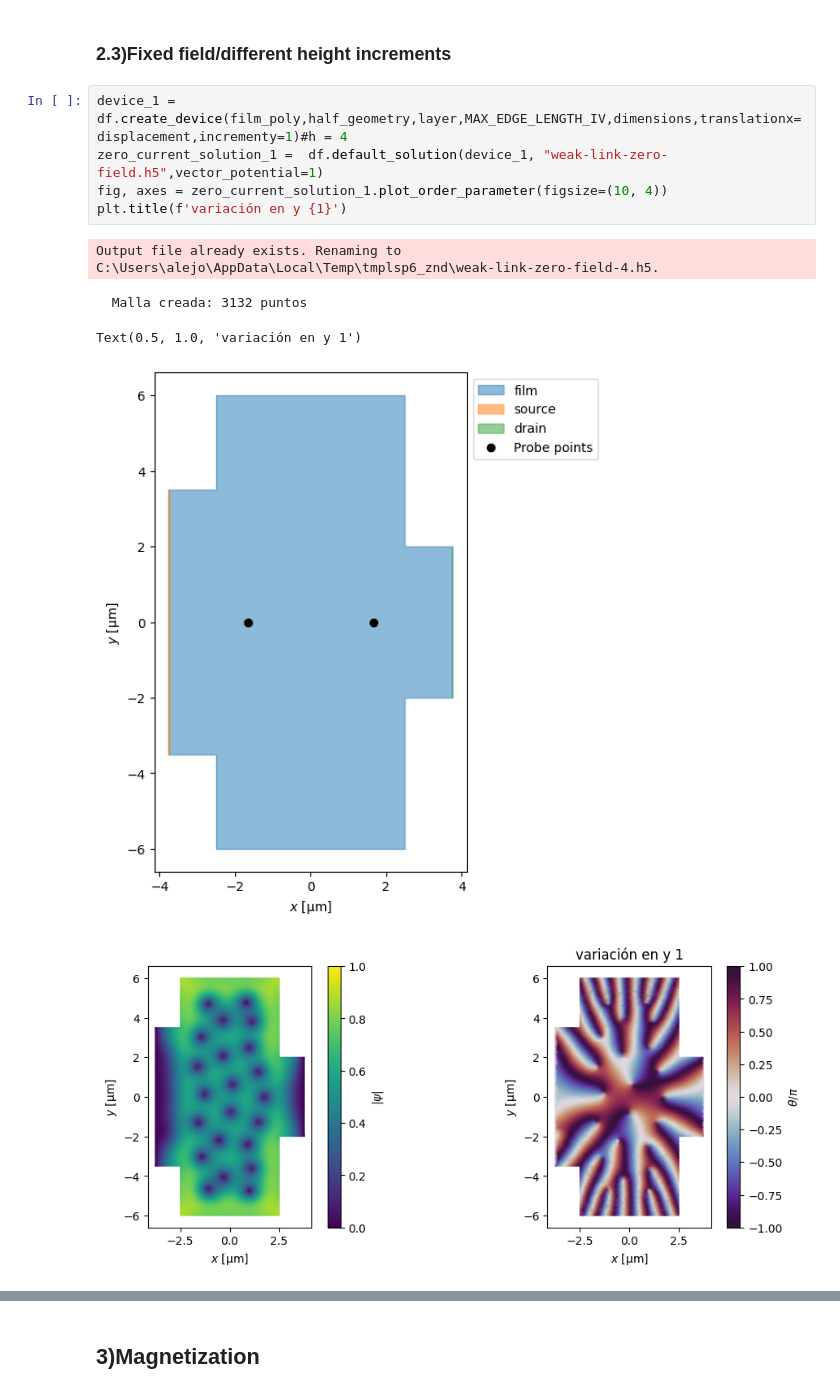
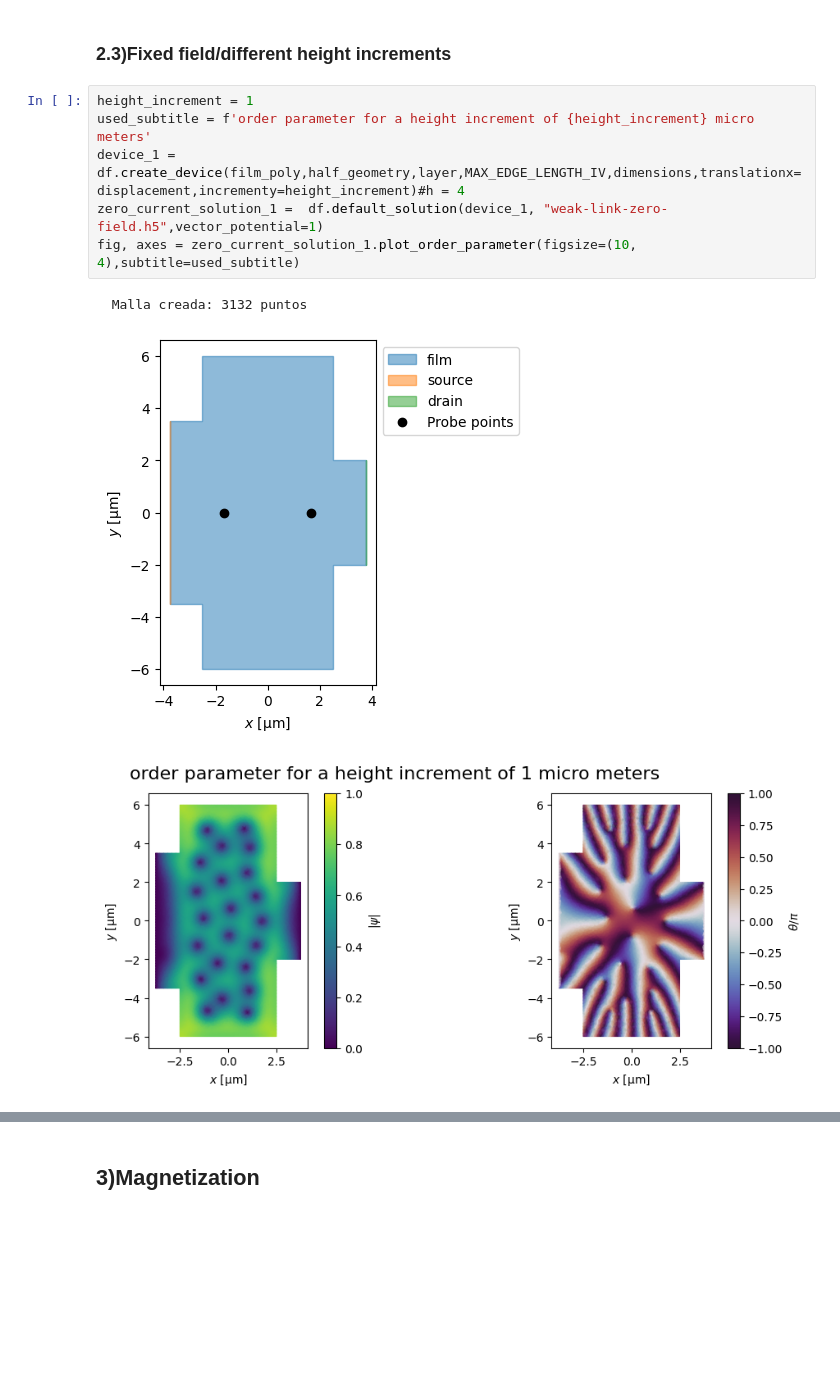
Before and after one commit to AlejoProjects/diode_effect, a Jupyter notebook: proyecto_electro2.ipynb, the cells around one changed output, grey strips where cells are left out. Saved outputs shown, nothing was run; the diff lists cells and outputs as text; blank space fills up the shorter version.

```diff
--- a/proyecto_electro2.ipynb
+++ b/proyecto_electro2.ipynb
@@ -223,13 +244,12 @@ Output file already exists. Renaming to C:\Users\alejo\AppData\Local\Temp\tmplsp
 # %% [markdown]
 ### 2.3)Fixed field/different height increments <a name="2.3"></a>
 # %%
-device_1 = df.create_device(film_poly,half_geometry,layer,MAX_EDGE_LENGTH_IV,dimensions,translationx=displacement,incrementy=1)#h = 4
+height_increment = 1
+used_subtitle = f'order parameter for a height increment of {height_increment} micro meters'
+device_1 = df.create_device(film_poly,half_geometry,layer,MAX_EDGE_LENGTH_IV,dimensions,translationx=displacement,incrementy=height_increment)#h = 4
 zero_current_solution_1 =  df.default_solution(device_1, "weak-link-zero-field.h5",vector_potential=1)
-fig, axes = zero_current_solution_1.plot_order_parameter(figsize=(10, 4))
-plt.title(f'variación en y {1}')
+fig, axes = zero_current_solution_1.plot_order_parameter(figsize=(10, 4),subtitle=used_subtitle)
 # %% [output]
-Output file already exists. Renaming to C:\Users\alejo\AppData\Local\Temp\tmplsp6_znd\weak-link-zero-field-4.h5.
+  Malla creada: 3132 puntos
-  Malla creada: 3132 puntos
-Text(0.5, 1.0, 'variación en y 1')
-[figure, old version]
+[figure, new version]
-[figure, old version]
+[figure, new version]
```
Also changed, not shown: parts of 19 cells of this notebook, 3 other files.
